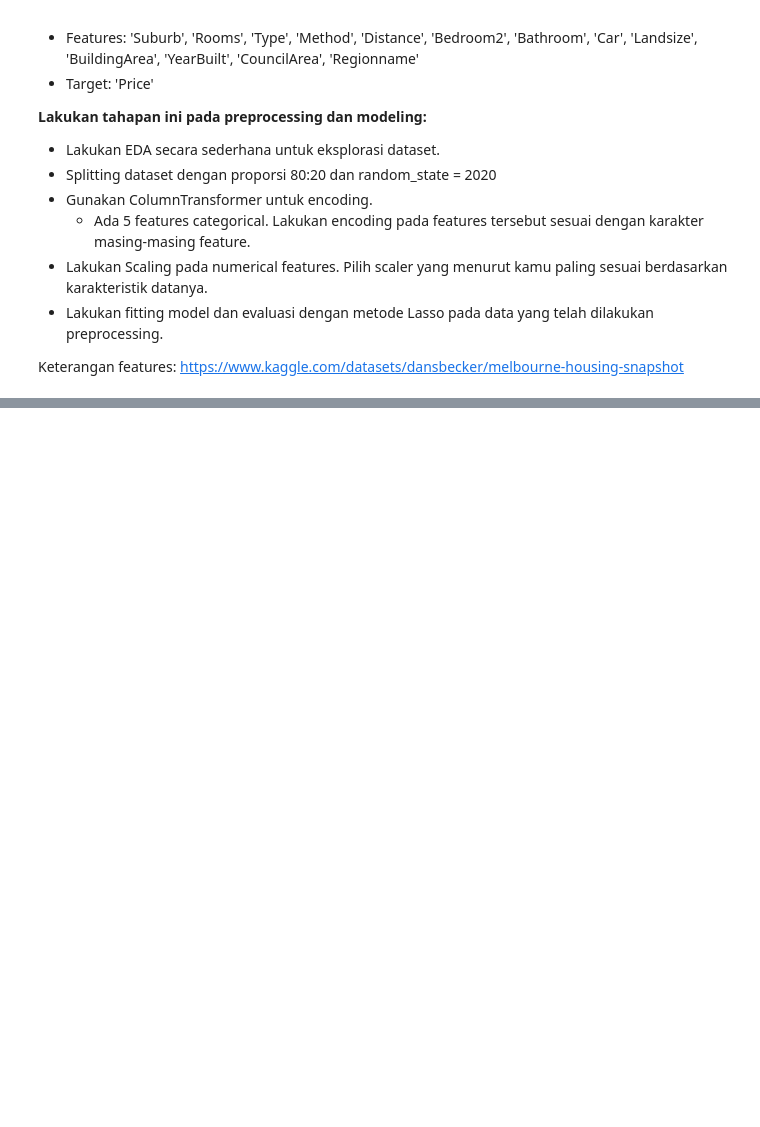
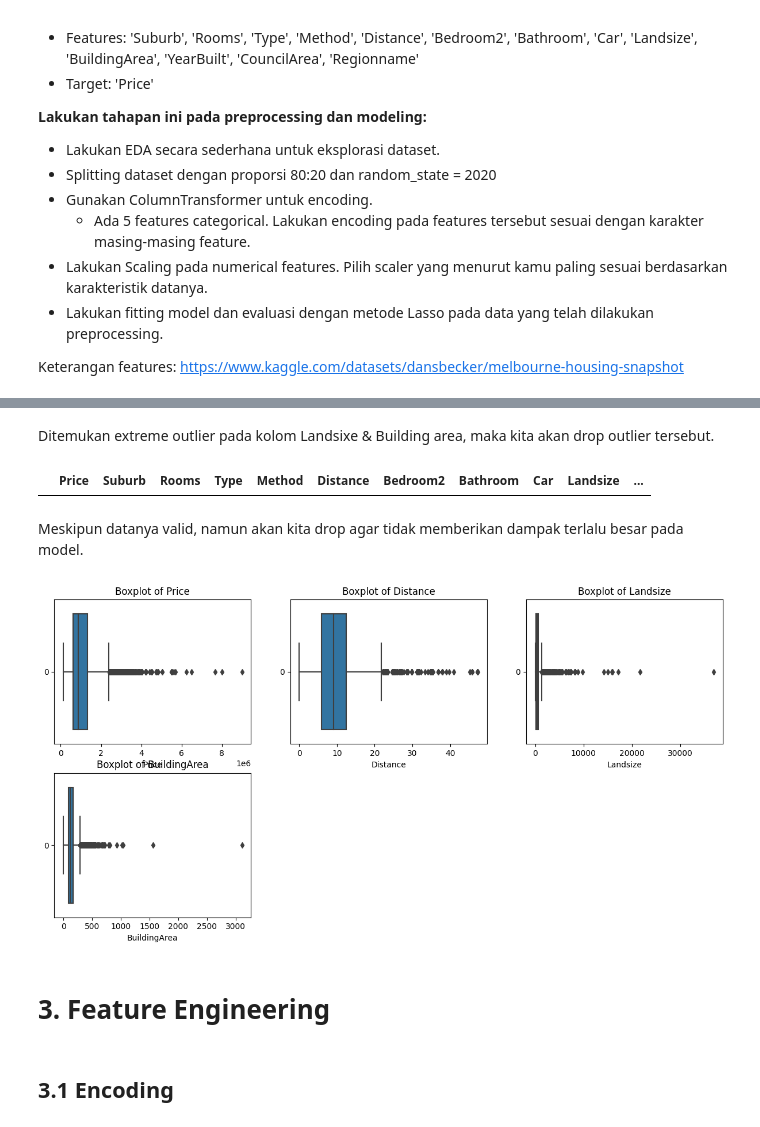
Before and after one commit to d-widyantama/Machine_Learning-Modul-3-Purwadhika, a Jupyter notebook: 5-Scaling-Encoding/exe_m3_s8_scaling_encoding_question.ipynb, the cells around one changed output, grey strips where cells are left out. Cells and saved outputs as stored; diff of their text form; code cells hidden in the pictures; blank space fills up the shorter version.

```diff
--- a/5-Scaling-Encoding/exe_m3_s8_scaling_encoding_question.ipynb
+++ b/5-Scaling-Encoding/exe_m3_s8_scaling_encoding_question.ipynb
@@ -27,0 +195,28 @@ https://www.kaggle.com/datasets/dansbecker/melbourne-housing-snapshot
+# %% [markdown]
+Ditemukan extreme outlier pada kolom Landsixe & Building area, maka kita akan drop outlier tersebut.
+# %%
+#Find outlier on BuildingArea
+house[house['BuildingArea'] > 10000]
+# %% [output]
+|  | Price | Suburb | Rooms | Type | Method | Distance | Bedroom2 | Bathroom | Car | Landsize | ... |
+# %% [markdown]
+Meskipun datanya valid, namun akan kita drop agar tidak memberikan dampak terlalu besar pada model.
+# %%
+#Drop outlier on BuildingArea
+house = house[house['BuildingArea'] < 10000]
+# %%
+house.reset_index(drop=True, inplace=True)
+# %%
+#Plotting boxplot for numerical values
+plt.figure(figsize=(15, 15))
+for i, column in enumerate(numerical_cols, 1):
+    plt.subplot(4, 3, i)
+    sns.boxplot(data=house[column], orient='horizontal')
+    plt.title(f'Boxplot of {column}')
+    plt.xlabel(column)
+# %% [output]
+[figure, added]
+# %% [markdown]
+# 3. Feature Engineering
+# %% [markdown]
+## 3.1 Encoding
```
Also changed, not shown: parts of 57 cells of this notebook.
